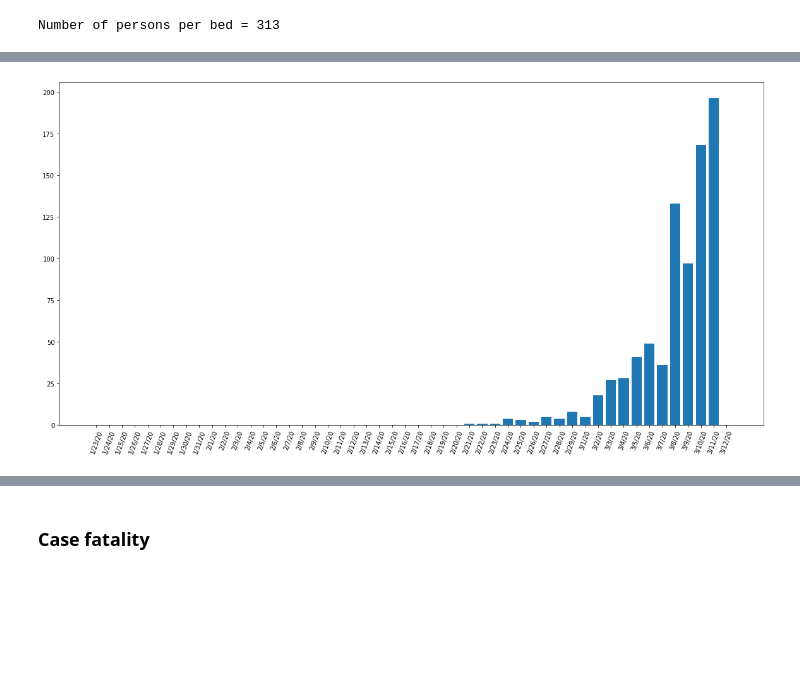
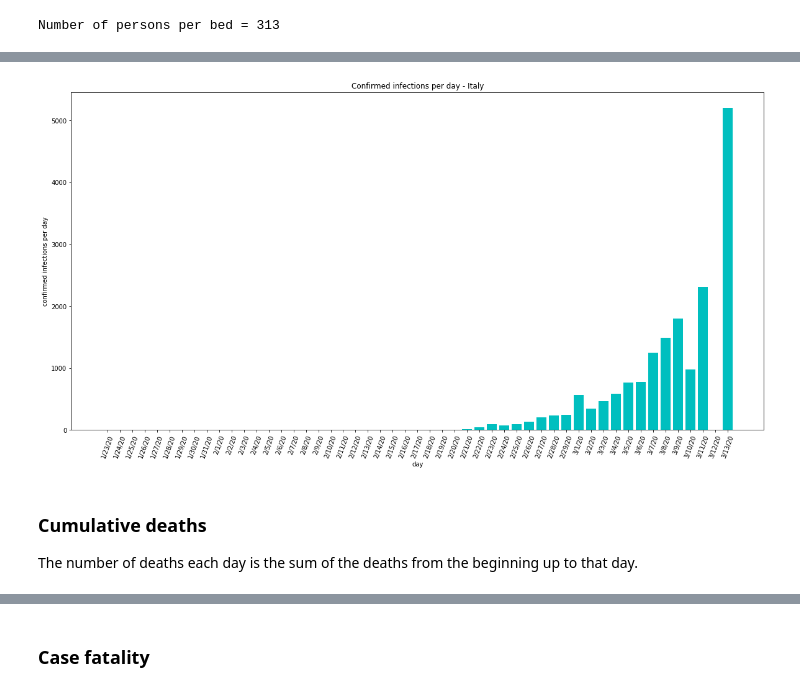
Before and after one commit to luigiselmi/datascience, a Jupyter notebook: python/covid19-monitoring-notebook.ipynb, the cells around one changed output, grey strips where cells are left out. Cells and saved outputs as stored; diff of their text form; code cells hidden in the pictures; blank space fills up the shorter version.

Commit message:
added spain and definitions, fixed nested bar charts

```diff
--- a/python/covid19-monitoring-notebook.ipynb
+++ b/python/covid19-monitoring-notebook.ipynb
@@ -26,8 +30,11 @@ from matplotlib.pyplot import figure
 # %%
 url_confirmed = "https://raw.githubusercontent.com/CSSEGISandData/COVID-19/master/csse_covid_19_data/csse_covid_19_time_series/time_series_19-covid-Confirmed.csv"
-confirmed = pd.read_csv(url_confirmed)
+confirmed_dataset = pd.read_csv(url_confirmed)
 url_deaths = "https://raw.githubusercontent.com/CSSEGISandData/COVID-19/master/csse_covid_19_data/csse_covid_19_time_series/time_series_19-covid-Deaths.csv"
-deaths = pd.read_csv(url_deaths)
+deaths_dataset = pd.read_csv(url_deaths)
+# creates an index of dates
+dates_array = [date for date in confirmed_dataset.columns[4:]] # removes first columns that are not dates
+dates_index = pd.to_datetime(dates_array) # creates a datetime object to be used as index for time series
 # %% [markdown]
 ### Eurostat population data
 # %%
@@ -77,0 +70,5 @@ cumulative_deaths_italy.T # show the data in a row
+# %%
+confirmed_dataset_it = confirmed_dataset[confirmed_dataset['Country/Region'] == 'Italy']
+confirmed_dataset_values_it = [confirmed for confirmed in confirmed_dataset_it.values[0][4:]]
+confirmed_infections_it = pd.Series(confirmed_dataset_values_it, index=dates_index)
+confirmed_infections_it['2020-03-05':]
@@ -87,0 +89,4 @@ deaths_per_day_italy = [cumulative_deaths_italy.values[i + 1][0] - cumulative_de
+# %%
+confirmed_per_day_array_it = [confirmed_infections_it[d++1] - confirmed_infections_it[d] for d in range(dates_index.size - 1)]
+confirmed_per_day_it = pd.Series(confirmed_per_day_array_it, index=dates_index[1:])
+confirmed_per_day_it['2020-03-05':]
@@ -91,9 +107,15 @@ fig_size = plt.rcParams["figure.figsize"]
 fig_size[0] = 20
 fig_size[1] = 10
 plt.rcParams["figure.figsize"] = fig_size
-# %%
-plot_deaths_per_day_italy = plt.bar(days[1:days.size], deaths_per_day_italy[:days.size - 1])
-plt.xticks(rotation=70)
-plt.show(plot_deaths_per_day_italy)
-# %% [output]
-[figure, removed]
+# %%
+plt.title("Confirmed infections per day - Italy")
+plt.xlabel("day")
+plt.ylabel("confirmed infections per day");
+plt.xticks(rotation=70)
+plot_confirmed_per_day_it = plt.bar(dates_array[1:], confirmed_per_day_array_it, color='c')
+plt.show()
+# %% [output]
+[figure, added]
+# %% [markdown]
+### Cumulative deaths
+The number of deaths each day is the sum of the deaths from the beginning up to that day.
```
Also changed, not shown: parts of 98 cells of this notebook.
